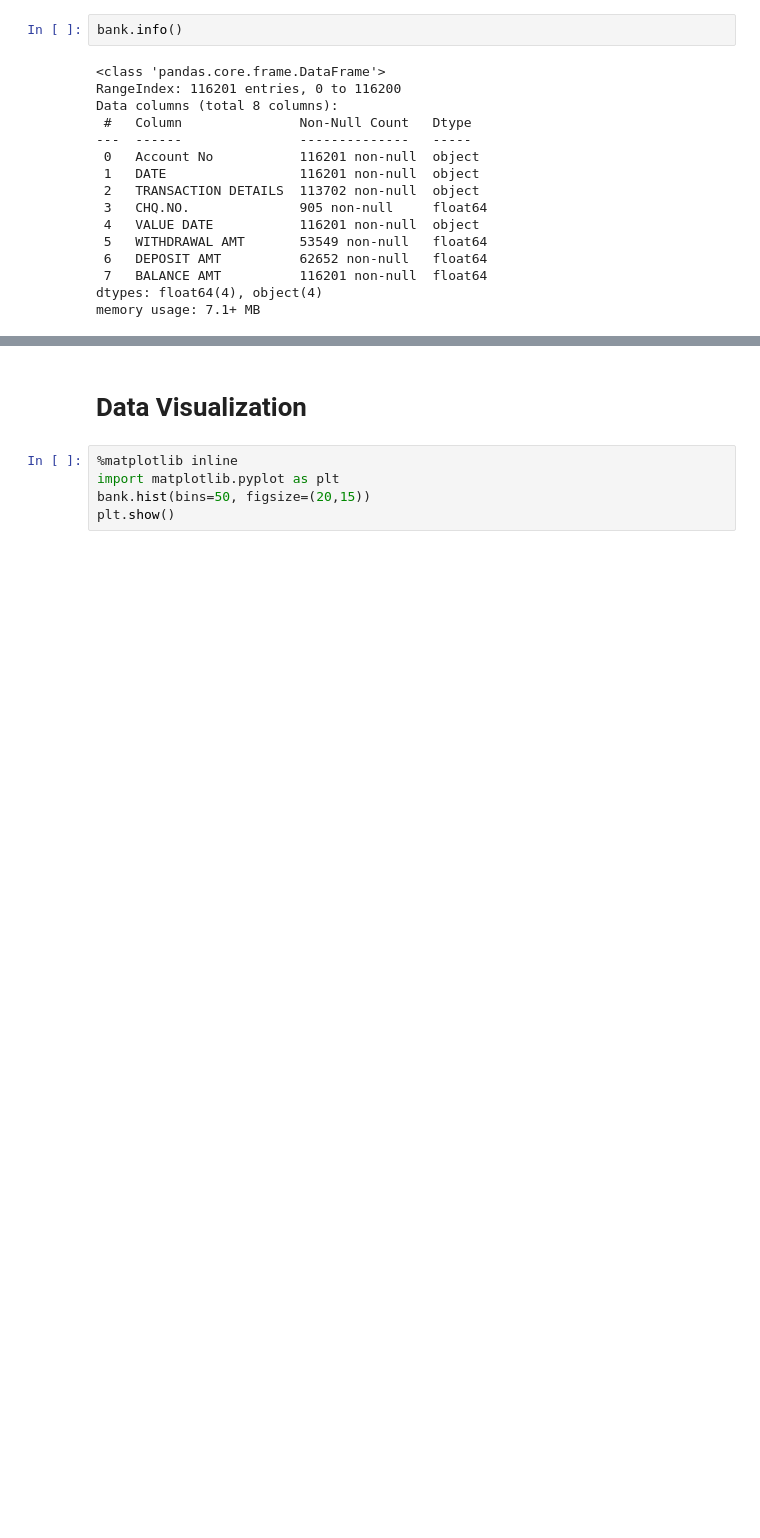
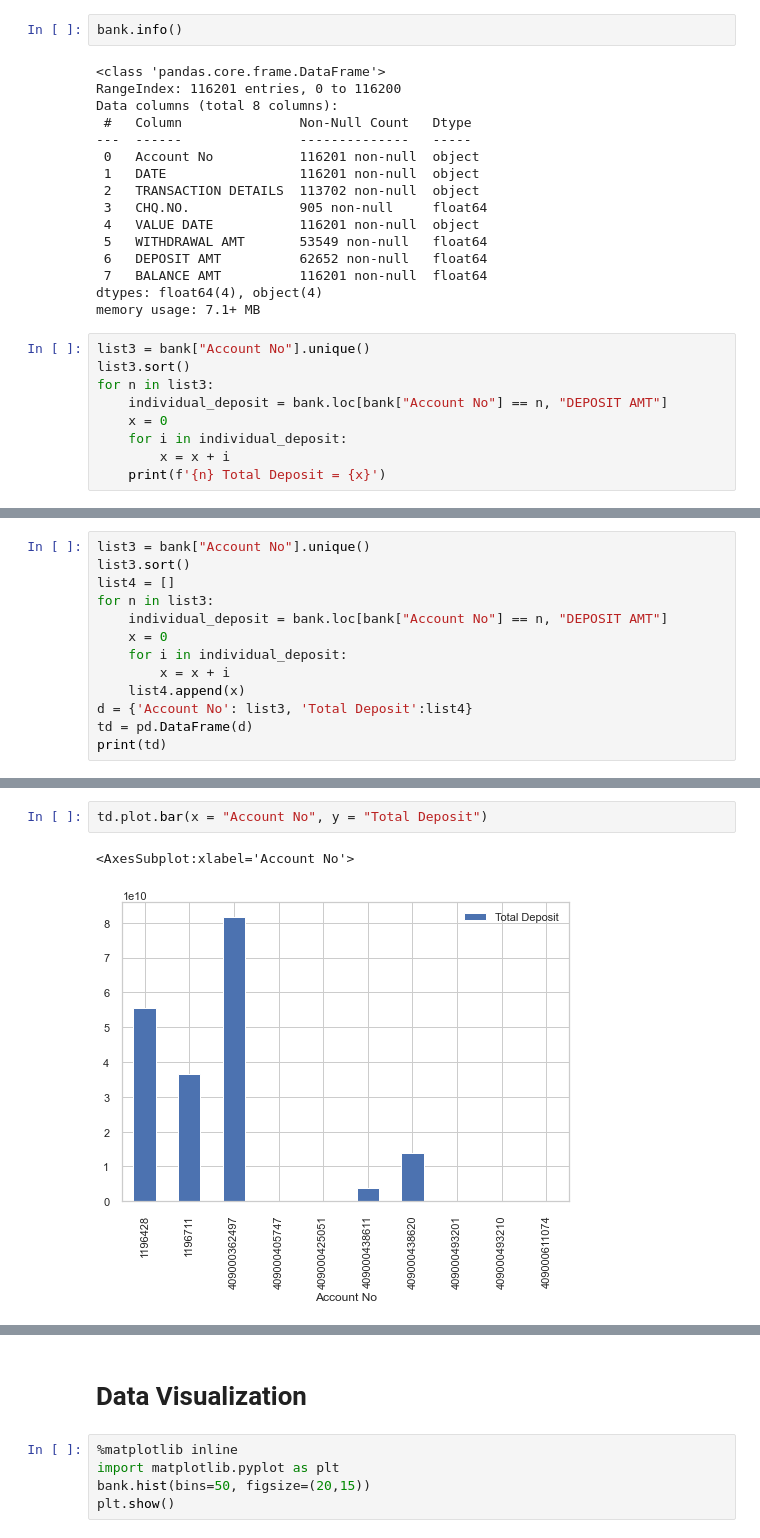
Before and after one commit to mehedihasanreal/MISL-Intern, a Jupyter notebook: Bank.ipynb, the cells around one changed output, grey strips where cells are left out. Drawn from its saved outputs; the diff is of its cells as text; blank space fills up the shorter version.

Commit message:
Individual Total Deposit & Withdrawal also bar plot

```diff
--- a/Bank.ipynb
+++ b/Bank.ipynb
@@ -124,3 +109,12 @@ Data columns (total 8 columns):
  7   BALANCE AMT          116201 non-null  float64
 dtypes: float64(4), object(4)
 memory usage: 7.1+ MB
+# %%
+list3 = bank["Account No"].unique()
+list3.sort()
+for n in list3:
+    individual_deposit = bank.loc[bank["Account No"] == n, "DEPOSIT AMT"]
+    x = 0
+    for i in individual_deposit:
+        x = x + i
+    print(f'{n} Total Deposit = {x}')
@@ -126,0 +132,13 @@ memory usage: 7.1+ MB
+# %%
+list3 = bank["Account No"].unique()
+list3.sort()
+list4 = []
+for n in list3:
+    individual_deposit = bank.loc[bank["Account No"] == n, "DEPOSIT AMT"]
+    x = 0
+    for i in individual_deposit:
+        x = x + i
+    list4.append(x)
+d = {'Account No': list3, 'Total Deposit':list4}
+td = pd.DataFrame(d)
+print(td)
@@ -126,0 +157,5 @@ memory usage: 7.1+ MB
+# %%
+td.plot.bar(x = "Account No", y = "Total Deposit")
+# %% [output]
+<AxesSubplot:xlabel='Account No'>
+[figure, added]
```
Also changed, not shown: parts of 10 cells of this notebook.
